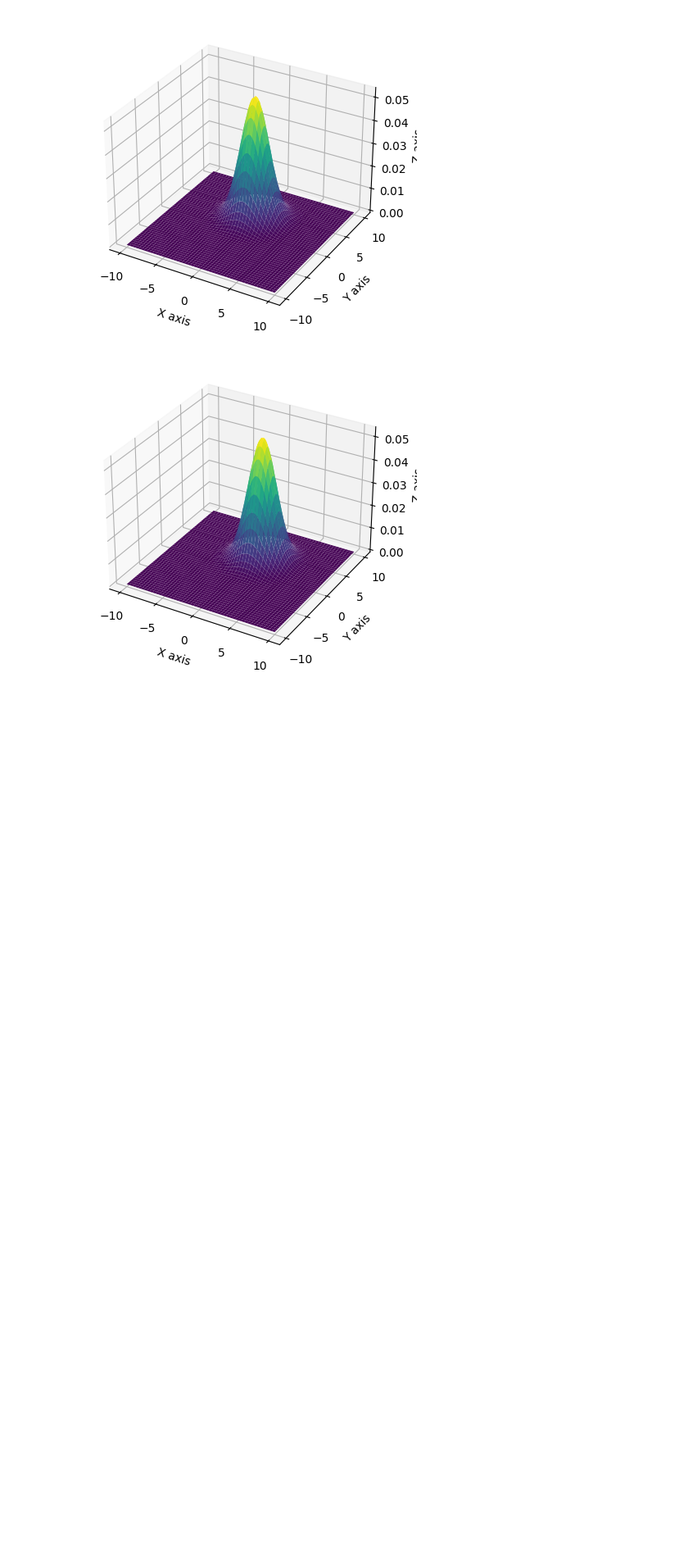
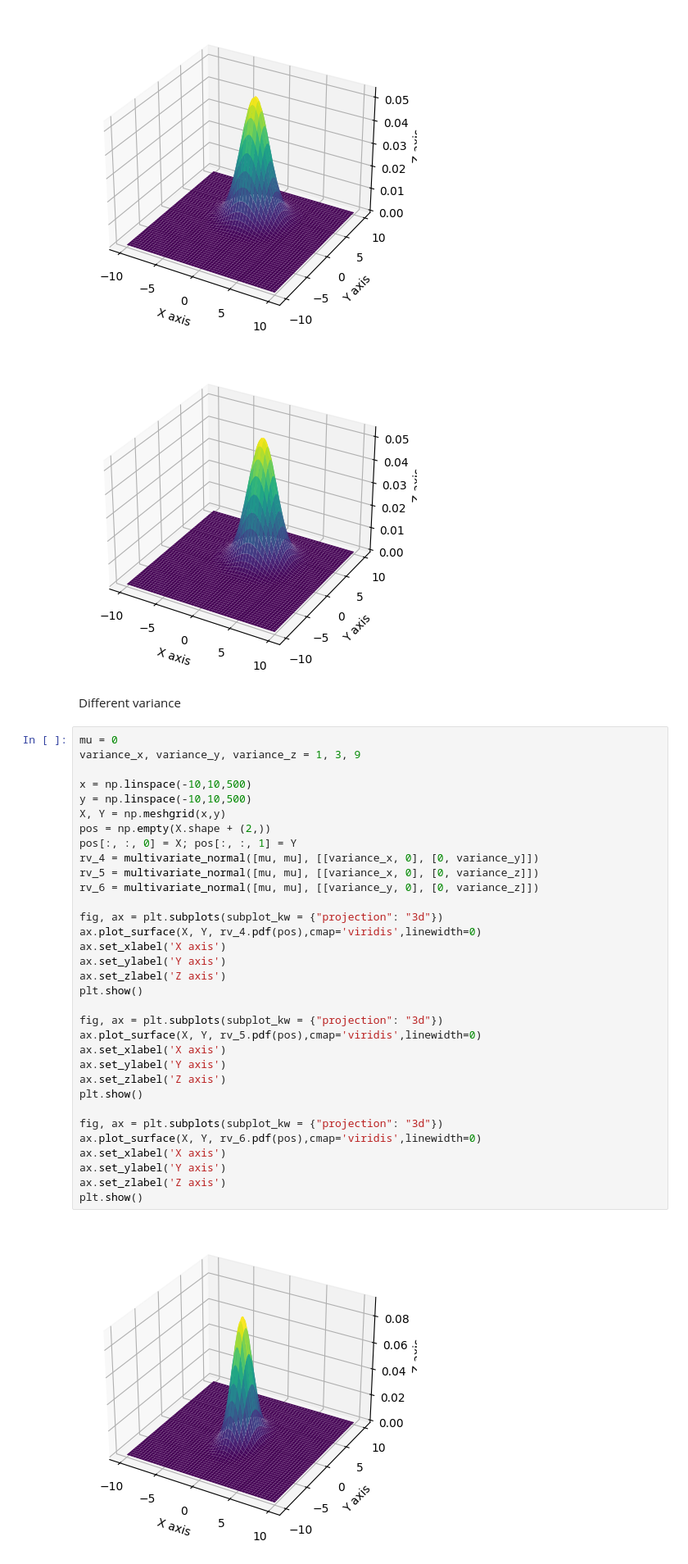
Before and after one commit to Rachel-0420/Cross-Entropy-Fast-Transient, a Jupyter notebook: HighD Normal Distribution.ipynb, the cells around one changed output. Shown: that part at 82% size. Saved outputs shown, nothing was run; the diff lists cells and outputs as text; blank space fills up the shorter version.

```diff
--- a/HighD Normal Distribution.ipynb
+++ b/HighD Normal Distribution.ipynb
@@ -43,3 +43,40 @@ plt.show()
 [figure]
 [figure]
 [figure]
+# %% [markdown]
+Different variance
+# %%
+mu = 0
+variance_x, variance_y, variance_z = 1, 3, 9
+
+x = np.linspace(-10,10,500)
+y = np.linspace(-10,10,500)
+X, Y = np.meshgrid(x,y)
+pos = np.empty(X.shape + (2,))
+pos[:, :, 0] = X; pos[:, :, 1] = Y
+rv_4 = multivariate_normal([mu, mu], [[variance_x, 0], [0, variance_y]])
+rv_5 = multivariate_normal([mu, mu], [[variance_x, 0], [0, variance_z]])
+rv_6 = multivariate_normal([mu, mu], [[variance_y, 0], [0, variance_z]])
+
+fig, ax = plt.subplots(subplot_kw = {"projection": "3d"})
+ax.plot_surface(X, Y, rv_4.pdf(pos),cmap='viridis',linewidth=0)
+ax.set_xlabel('X axis')
+ax.set_ylabel('Y axis')
+ax.set_zlabel('Z axis')
+plt.show()
+
+fig, ax = plt.subplots(subplot_kw = {"projection": "3d"})
+ax.plot_surface(X, Y, rv_5.pdf(pos),cmap='viridis',linewidth=0)
+ax.set_xlabel('X axis')
+ax.set_ylabel('Y axis')
+ax.set_zlabel('Z axis')
+plt.show()
+
+fig, ax = plt.subplots(subplot_kw = {"projection": "3d"})
+ax.plot_surface(X, Y, rv_6.pdf(pos),cmap='viridis',linewidth=0)
+ax.set_xlabel('X axis')
+ax.set_ylabel('Y axis')
+ax.set_zlabel('Z axis')
+plt.show()
+# %% [output]
+[figure, added]
```
Also changed, not shown: parts of 3 cells of this notebook.
